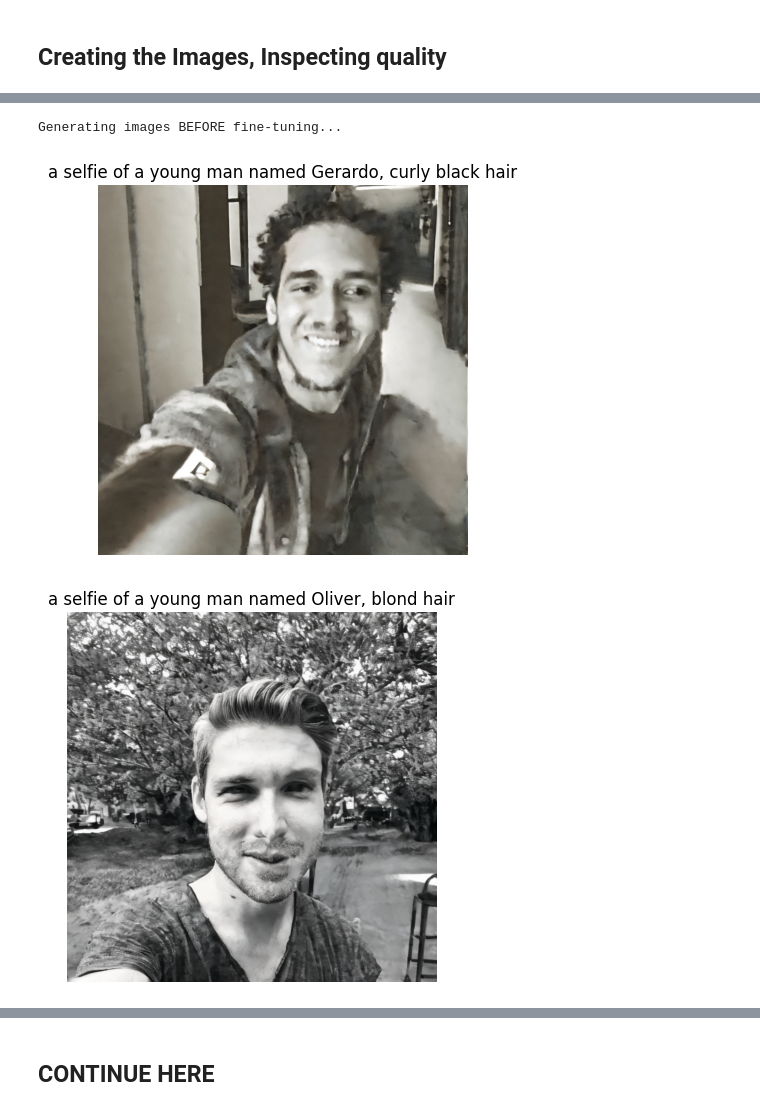
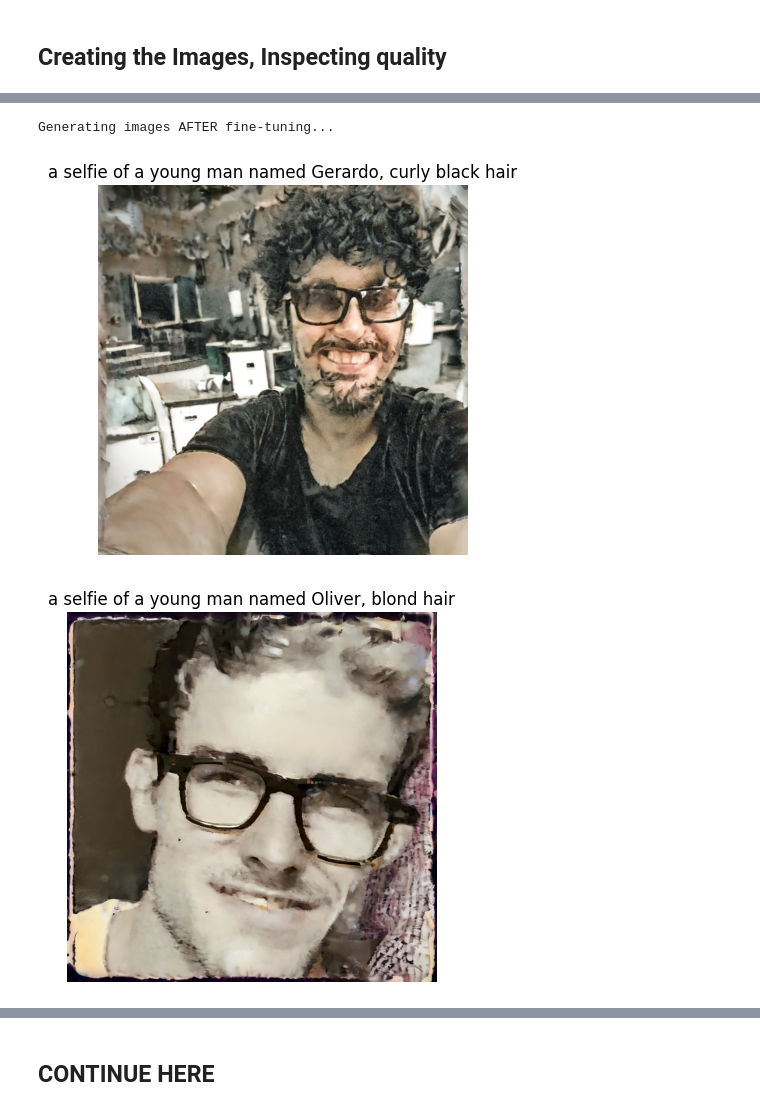
Before and after one commit to GerGoar/Image_Deep_Learning_Project, a Jupyter notebook: Stable_Diffusion_Image_Generation.ipynb, the cells around one changed output, grey strips where cells are left out. Saved outputs shown, nothing was run; the diff lists cells and outputs as text; code cells hidden in the pictures.

```diff
--- a/Stable_Diffusion_Image_Generation.ipynb
+++ b/Stable_Diffusion_Image_Generation.ipynb
@@ -34,6 +34,11 @@ VBox(children=(HTML(value='<center> <img\nsrc=https://huggingface.co/front/asset
 git-lfs is already the newest version (3.0.2-1ubuntu0.3).
 0 upgraded, 0 newly installed, 0 to remove and 35 not upgraded.
 # %%
+from diffusers import StableDiffusionPipeline, UNet2DConditionModel
+import torch
+from huggingface_hub import hf_hub_download
+import matplotlib.pyplot as plt
+
 name_to_prompt = {
     "Gerardo": "a selfie of a young man named Gerardo, curly black hair",
     "Oliver": "a selfie of a young man named Oliver, blond hair",
@@ -41,12 +46,12 @@ name_to_prompt = {
 }
 
 # Load base model
-pipe = StableDiffusionPipeline.from_pretrained("stabilityai/stable-diffusion-2-1").to("cuda")
-pipe.text_encoder.eval()
+pipe_base = StableDiffusionPipeline.from_pretrained("stabilityai/stable-diffusion-2-1").to("cuda")
+pipe_base.text_encoder.eval()
 
 def generate_and_show(prompt, filename):
     with torch.autocast("cuda"):
-        image = pipe(prompt, num_inference_steps=50, guidance_scale=7.5).images[0]
+        image = pipe_base(prompt, num_inference_steps=50, guidance_scale=7.5).images[0]
     image.save(filename)
     plt.imshow(image)
     plt.axis("off")
@@ -68,5 +78,7 @@ for name, prompt in name_to_prompt.items():
 from diffusers import StableDiffusionPipeline
 import torch
 
-pipe = StableDiffusionPipeline.from_pretrained("stabilityai/stable-diffusion-2-1").to("cuda")
-pipe.unet.load_attn_procs("otausendschoen/sd21-faces-lora")
+pipe_fine = StableDiffusionPipeline.from_pretrained("stabilityai/stable-diffusion-2-1").to("cuda")
+
+
+pipe_fine.unet.load_attn_procs("otausendschoen/sd21-faces-lora")
@@ -73,19 +93,26 @@ pipe.unet.load_attn_procs("otausendschoen/sd21-faces-lora")
 # %%
+
+name_to_prompt = {
+    "Gerardo": "a selfie of a young man named Gerardo, curly black hair",
+    "Oliver": "a selfie of a young man named Oliver, blond hair",
+    "Timothy": "a selfie of a young man named Timothy, long brown hair, bearded"
+}
+
 
 def generate_and_show(prompt, filename):
     with torch.autocast("cuda"):
-        image = pipe(prompt, num_inference_steps=50, guidance_scale=7.5).images[0]
+        image = pipe_fine(prompt, num_inference_steps=50, guidance_scale=7.5).images[0]
     image.save(filename)
     plt.imshow(image)
     plt.axis("off")
     plt.title(prompt)
     plt.show()
 
 # 🔹 BEFORE fine-tuning
-print("Generating images BEFORE fine-tuning...\n")
+print("Generating images AFTER fine-tuning...\n")
 for name, prompt in name_to_prompt.items():
     generate_and_show(prompt, f"after_{name.lower()}.png")
 # %% [output]
-Generating images BEFORE fine-tuning...
+Generating images AFTER fine-tuning...
-[figure, old version]
+[figure, new version]
-[figure, old version]
+[figure, new version]
```
Also changed, not shown: parts of 4 cells of this notebook.
